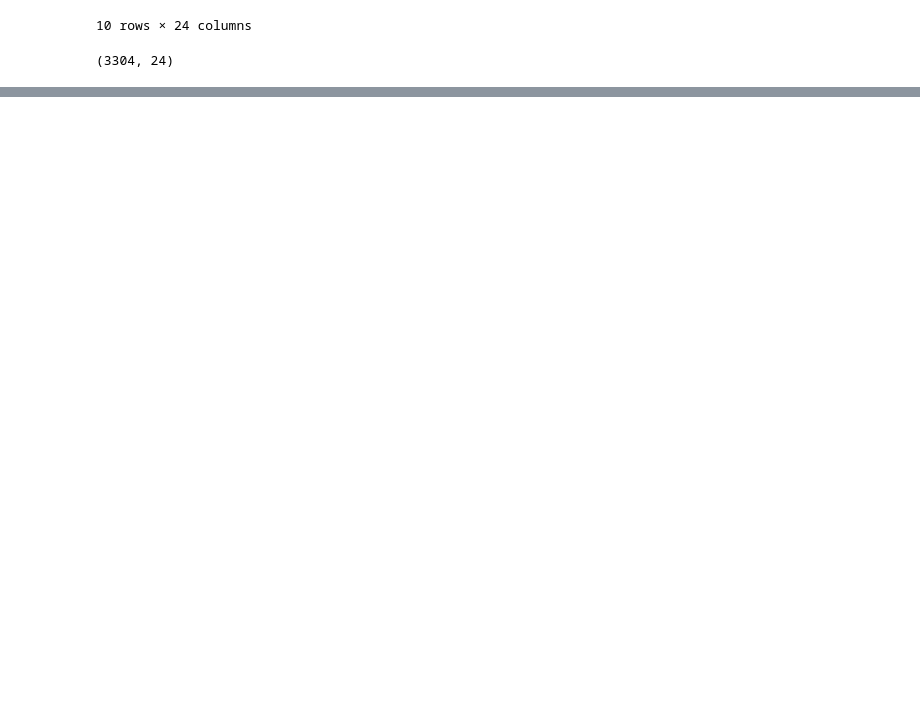
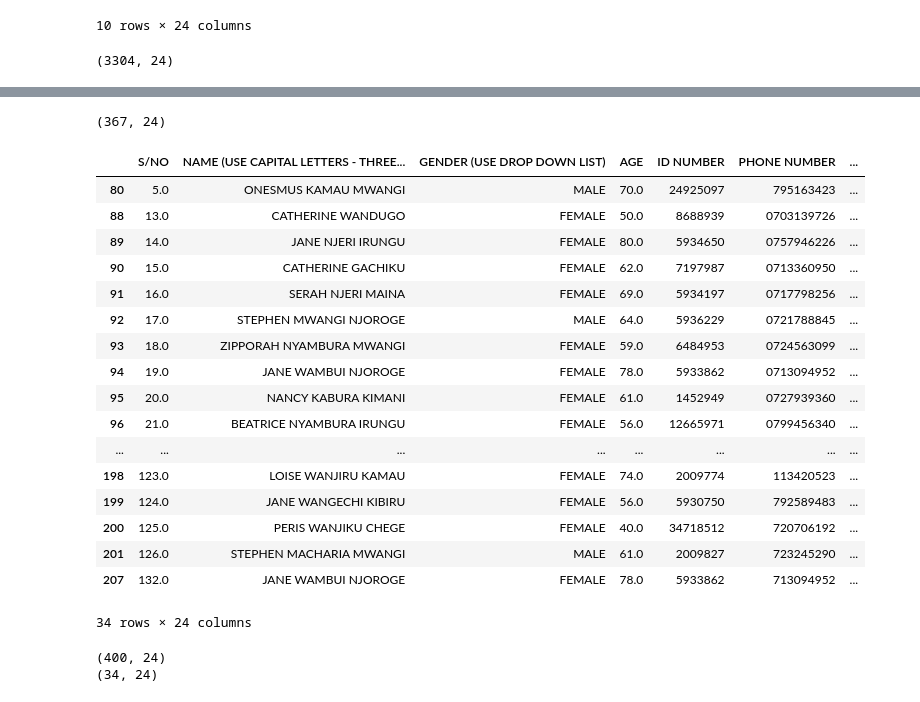
Before and after one commit to ManNjoro/code-signal, a Jupyter notebook: trend-analysis.ipynb, the cells around one changed output, grey strips where cells are left out. Cells and saved outputs as stored; diff of their text form; code cells hidden in the pictures; blank space fills up the shorter version.

```diff
--- a/trend-analysis.ipynb
+++ b/trend-analysis.ipynb
@@ -259,0 +348,60 @@ df_new.shape
+# %%
+import pandas as pd
+df = pd.read_excel('../../../Downloads/mat/analytics/KAHURO TEST(WITH SHEETS).xlsx',  sheet_name='MURIRANJAS', skiprows=1)
+
+# df.head(10)
+# df['ID NUMBER']
+#remove all duplicate values
+duplicates = df[df.duplicated(subset=['NAME (USE CAPITAL LETTERS - THREE NAMES)', 'ID NUMBER'])]
+df_new = df.drop_duplicates(subset=['NAME (USE CAPITAL LETTERS - THREE NAMES)', 'ID NUMBER'])
+print(df_new.shape)
+duplicates
+# print(duplicates.shape)
+# %% [output]
+(367, 24)
+|  | S/NO | NAME (USE CAPITAL LETTERS - THREE... | GENDER (USE DROP DOWN LIST) | AGE | ID NUMBER | PHONE NUMBER | ... |
+| 80 | 5.0 | ONESMUS KAMAU MWANGI | MALE | 70.0 | 24925097 | 795163423 | ... |
+| 88 | 13.0 | CATHERINE WANDUGO | FEMALE | 50.0 | 8688939 | 0703139726 | ... |
+| 89 | 14.0 | JANE NJERI IRUNGU | FEMALE | 80.0 | 5934650 | 0757946226 | ... |
+| 90 | 15.0 | CATHERINE GACHIKU | FEMALE | 62.0 | 7197987 | 0713360950 | ... |
+| 91 | 16.0 | SERAH NJERI MAINA | FEMALE | 69.0 | 5934197 | 0717798256 | ... |
+| 92 | 17.0 | STEPHEN MWANGI NJOROGE | MALE | 64.0 | 5936229 | 0721788845 | ... |
+| 93 | 18.0 | ZIPPORAH NYAMBURA MWANGI | FEMALE | 59.0 | 6484953 | 0724563099 | ... |
+| 94 | 19.0 | JANE WAMBUI NJOROGE | FEMALE | 78.0 | 5933862 | 0713094952 | ... |
+| 95 | 20.0 | NANCY KABURA KIMANI | FEMALE | 61.0 | 1452949 | 0727939360 | ... |
+| 96 | 21.0 | BEATRICE NYAMBURA IRUNGU | FEMALE | 56.0 | 12665971 | 0799456340 | ... |
+| ... | ... | ... | ... | ... | ... | ... | ... |
+| 198 | 123.0 | LOISE WANJIRU KAMAU | FEMALE | 74.0 | 2009774 | 113420523 | ... |
+| 199 | 124.0 | JANE WANGECHI KIBIRU | FEMALE | 56.0 | 5930750 | 792589483 | ... |
+| 200 | 125.0 | PERIS WANJIKU CHEGE | FEMALE | 40.0 | 34718512 | 720706192 | ... |
+| 201 | 126.0 | STEPHEN MACHARIA MWANGI | MALE | 61.0 | 2009827 | 723245290 | ... |
+| 207 | 132.0 | JANE WAMBUI NJOROGE | FEMALE | 78.0 | 5933862 | 713094952 | ... |
+34 rows × 24 columns
+# %%
+import pandas as pd
+
+# Load the Excel sheet and skip the first row to get the correct headers
+df = pd.read_excel('../../../Downloads/mat/analytics/KAHURO TEST(WITH SHEETS).xlsx',
+                   sheet_name='MURIRANJAS',
+                   skiprows=1)
+
+# Identify duplicate rows based on 'NAME (USE CAPITAL LETTERS - THREE NAMES)' and 'ID NUMBER'
+duplicates = df[df.duplicated(subset=['NAME (USE CAPITAL LETTERS - THREE NAMES)', 'ID NUMBER'])]
+
+# Remove duplicates, keeping the first occurrence
+df_new = df.drop_duplicates(subset=['NAME (USE CAPITAL LETTERS - THREE NAMES)', 'ID NUMBER'])
+
+# Save the new DataFrame to a new Excel sheet
+df_new.to_excel('../../../Downloads/mat/analytics/KAHURO_TEST_CLEANED.xlsx', sheet_name='MURIRANJAS', index=False)
+
+# Optional: Save the duplicates to a separate sheet if you want to keep a record
+duplicates.to_excel('../../../Downloads/mat/analytics/KAHURO_TEST_DUPLICATES.xlsx', sheet_name='MURIRANJAS', index=False)
+
+# Print the shape of the new DataFrame
+print(df_new.shape)
+
+# Print the shape of the duplicates DataFrame (if needed)
+print(duplicates.shape)
+# %% [output]
+(400, 24)
+(34, 24)
```
Also changed, not shown: parts of 10 cells of this notebook.
